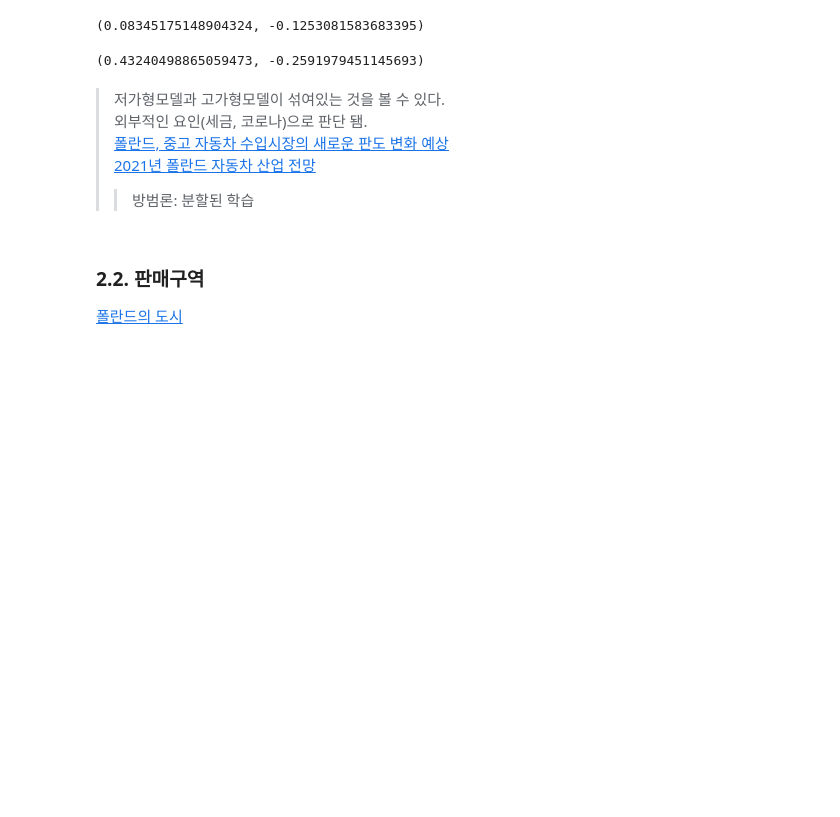
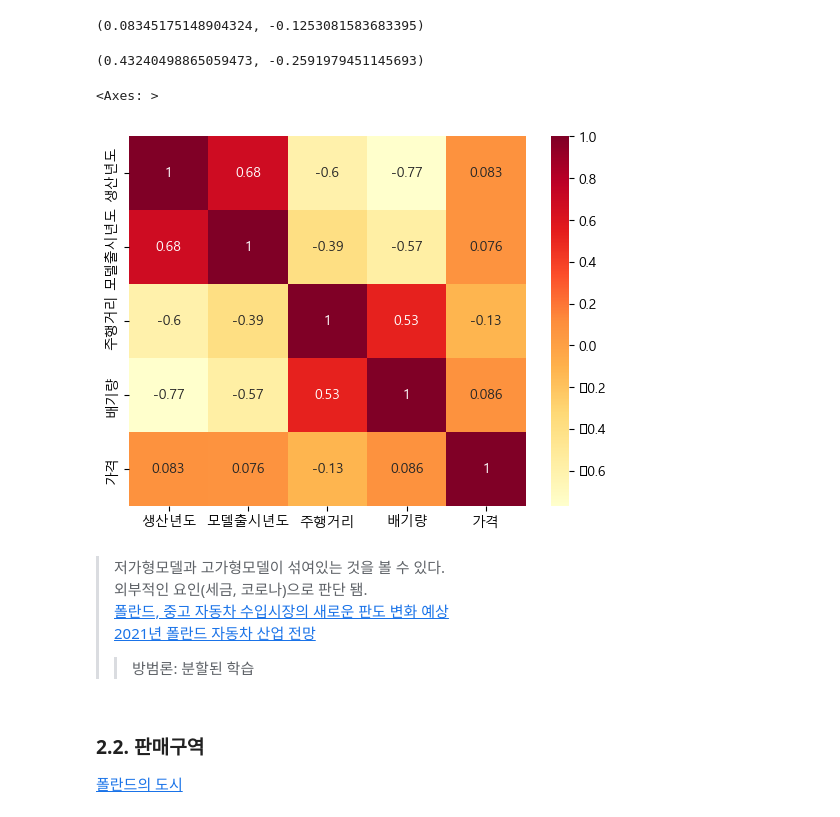
Before and after one commit to woojooc/ML_Car, a Jupyter notebook: lala/EDA/eda_oldcar_dacon.ipynb, the cells around one changed output. Cells and saved outputs as stored; diff of their text form; code cells hidden in the pictures; blank space fills up the shorter version.

```diff
--- a/lala/EDA/eda_oldcar_dacon.ipynb
+++ b/lala/EDA/eda_oldcar_dacon.ipynb
@@ -794,6 +794,11 @@ over_2016_year = df[(df['생산년도'] >= over_price['생산년도'].quantile(0
 over_2016_year['생산년도'].corr(over_2016_year['가격']), over_2016_year['주행거리'].corr(over_2016_year['가격'])
 # %% [output]
 (0.43240498865059473, -0.2591979451145693)
+# %%
+sns.heatmap(over_price[['생산년도','모델출시년도','주행거리','배기량','가격']].corr(), annot=True, cmap='YlOrRd')
+# %% [output]
+<Axes: >
+[figure, added]
 # %% [markdown]
 > 저가형모델과 고가형모델이 섞여있는 것을 볼 수 있다.<br>
 > 외부적인 요인(세금, 코로나)으로 판단 됌.<br>
```
Also changed, not shown: parts of 2 cells of this notebook.
